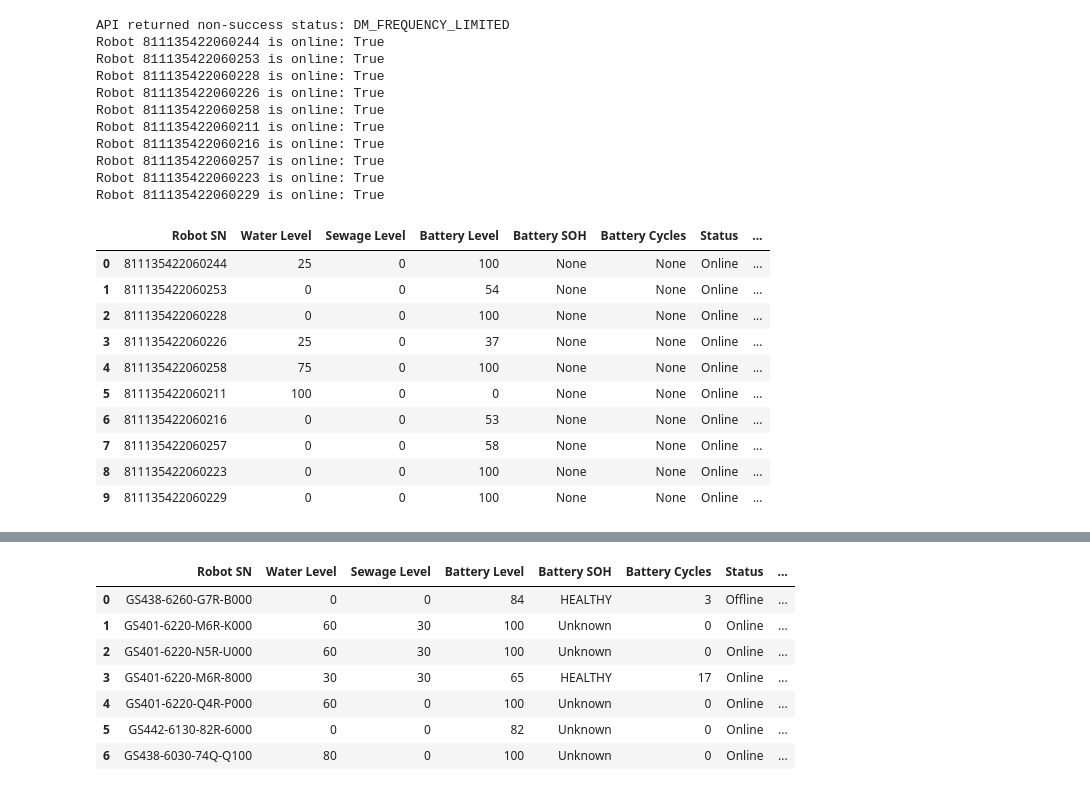
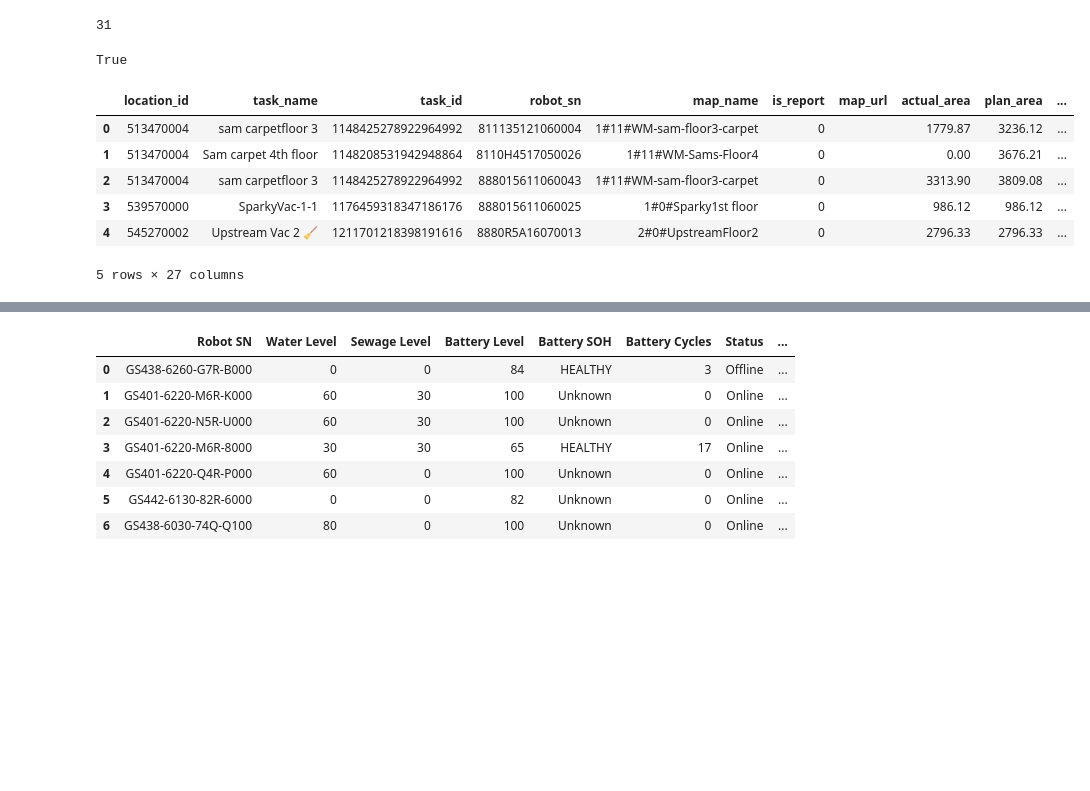
Before and after one commit to CarloCHEN/pudu_robot, a Jupyter notebook: src/ds.ipynb, the cells around one changed output, grey strips where cells are left out. Saved outputs shown, nothing was run; the diff lists cells and outputs as text; code cells hidden in the pictures; blank space fills up the shorter version.

```diff
--- a/src/ds.ipynb
+++ b/src/ds.ipynb
@@ -13,2 +14,17 @@ from pudu.notifications.change_detector import *
 from pudu.reporting import *
 from pudu.apis import get_schedule_table, get_charging_table, get_events_table, get_location_table, get_robot_status_table, get_ongoing_tasks_table
+# %%
+start_dt = '2025-12-30 06:36:44'
+end_dt = '2026-01-29 06:36:47'
+
+start_dt = pd.to_datetime(start_dt)
+end_dt = pd.to_datetime(end_dt)
+
+start_date_only = start_dt.date()
+end_date_only = end_dt.date()
+
+# Calculate difference in calendar days
+diff = (end_date_only - start_date_only).days
+print(diff + 1)
+# %% [output]
+31
@@ -14,0 +33,16 @@ from pudu.apis import get_schedule_table, get_charging_table, get_events_table,
+# %%
+NotificationServices.send_notification(
+    robot_sn="811135422060216",
+    notification_type="robot_status",
+    title="Robot status change",
+    content="Robot status changed to online",
+    severity="info",
+    status="completed",
+    payload={
+        "related_biz_type": "test_type",
+        "related_biz_id":"11901190"
+
+    }
+)
+# %% [output]
+True
@@ -15,26 +69,11 @@ from pudu.apis import get_schedule_table, get_charging_table, get_events_table,
 # %%
-df = get_robot_status_table(robot_type='pudu', customer_name='university_of_florida')
+df = get_ongoing_tasks_table(robot_type='pudu', customer_name='KBS')
 df
 # %% [output]
+|  | location_id | task_name | task_id | robot_sn | map_name | is_report | map_url | actual_area | plan_area | ... |
+| 0 | 513470004 | sam carpetfloor 3 | 1148425278922964992 | 811135121060004 | 1#11#WM-sam-floor3-carpet | 0 |  | 1779.87 | 3236.12 | ... |
+| 1 | 513470004 | Sam carpet 4th floor | 1148208531942948864 | 8110H4517050026 | 1#11#WM-Sams-Floor4 | 0 |  | 0.00 | 3676.21 | ... |
+| 2 | 513470004 | sam carpetfloor 3 | 1148425278922964992 | 888015611060043 | 1#11#WM-sam-floor3-carpet | 0 |  | 3313.90 | 3809.08 | ... |
+| 3 | 539570000 | SparkyVac-1-1 | 1176459318347186176 | 888015611060025 | 1#0#Sparky1st floor | 0 |  | 986.12 | 986.12 | ... |
+| 4 | 545270002 | Upstream Vac 2 🧹 | 1211701218398191616 | 8880R5A16070013 | 2#0#UpstreamFloor2 | 0 |  | 2796.33 | 2796.33 | ... |
-API returned non-success status: DM_FREQUENCY_LIMITED
-Robot 811135422060244 is online: True
-Robot 811135422060253 is online: True
-Robot 811135422060228 is online: True
-Robot 811135422060226 is online: True
-Robot 811135422060258 is online: True
-Robot 811135422060211 is online: True
-Robot 811135422060216 is online: True
-Robot 811135422060257 is online: True
-Robot 811135422060223 is online: True
-Robot 811135422060229 is online: True
+5 rows × 27 columns
-|  | Robot SN | Water Level | Sewage Level | Battery Level | Battery SOH | Battery Cycles | Status | ... |
-| 0 | 811135422060244 | 25 | 0 | 100 | None | None | Online | ... |
-| 1 | 811135422060253 | 0 | 0 | 54 | None | None | Online | ... |
-| 2 | 811135422060228 | 0 | 0 | 100 | None | None | Online | ... |
-| 3 | 811135422060226 | 25 | 0 | 37 | None | None | Online | ... |
-| 4 | 811135422060258 | 75 | 0 | 100 | None | None | Online | ... |
-| 5 | 811135422060211 | 100 | 0 | 0 | None | None | Online | ... |
-| 6 | 811135422060216 | 0 | 0 | 53 | None | None | Online | ... |
-| 7 | 811135422060257 | 0 | 0 | 58 | None | None | Online | ... |
-| 8 | 811135422060223 | 0 | 0 | 100 | None | None | Online | ... |
-| 9 | 811135422060229 | 0 | 0 | 100 | None | None | Online | ... |
```
Also changed, not shown: parts of 12 cells of this notebook, 22 other files.
